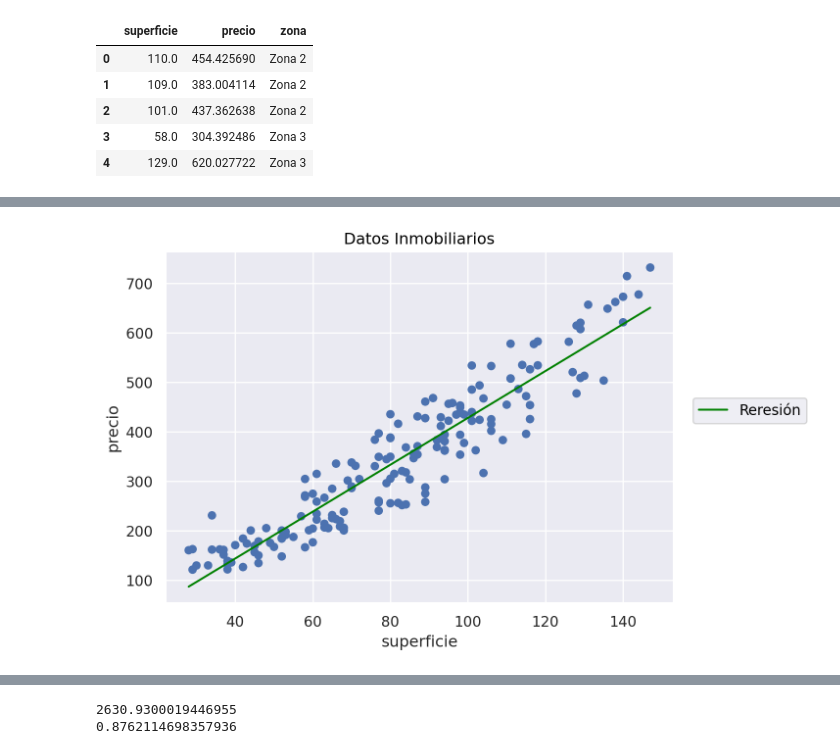
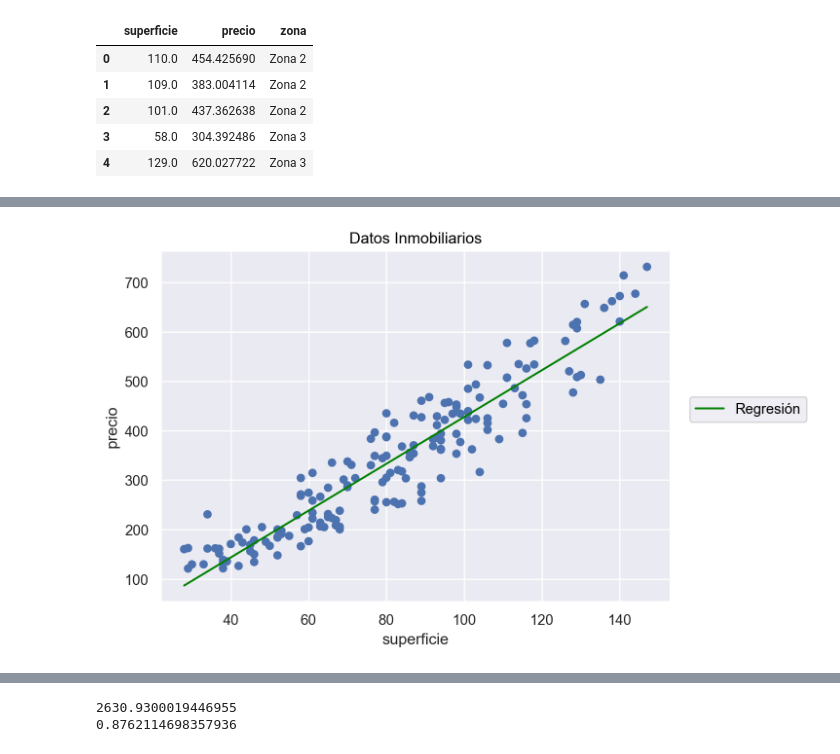
Before and after one commit to romanprs03/labo_de_datos, a Jupyter notebook: clase6-ldd-regresionlineal.ipynb, the cells around one changed output, grey strips where cells are left out. Drawn from its saved outputs; the diff is of its cells as text; code cells hidden in the pictures.

```diff
--- a/clase6-ldd-regresionlineal.ipynb
+++ b/clase6-ldd-regresionlineal.ipynb
@@ -286,9 +292,9 @@ so.Plot(data = datos_inmuebles, x = "superficie", y = "precio").add(so.Dot())
 # %%
 #Ejercicio 2b:
 
-so.Plot(data = datos_inmuebles, x = "superficie", y = "precio").add(so.Dot()).add(so.Line(color="green"), so.PolyFit(1), label= "Reresión").label(title= "Datos Inmobiliarios")
+so.Plot(data = datos_inmuebles, x = "superficie", y = "precio").add(so.Dot()).add(so.Line(color="green"), so.PolyFit(1), label= "Regresión").label(title= "Datos Inmobiliarios")
 # %% [output]
-[figure, old version]
+[figure, new version]
 # %%
 #Ejercicio 2c:
 
```
Also changed, not shown: parts of 17 cells of this notebook, 2 other files.
